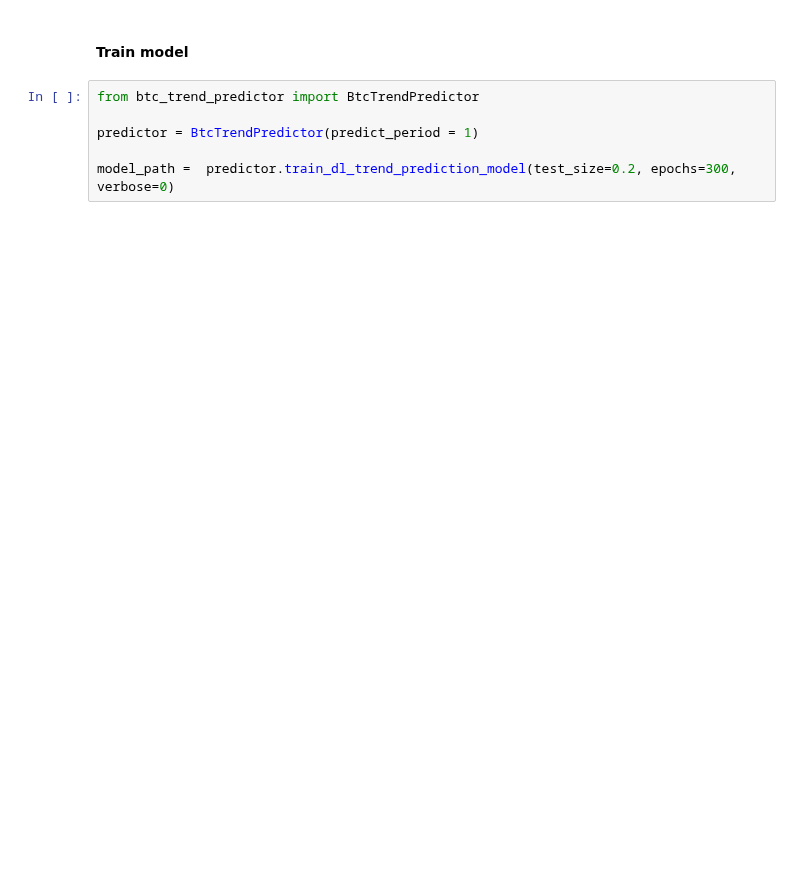
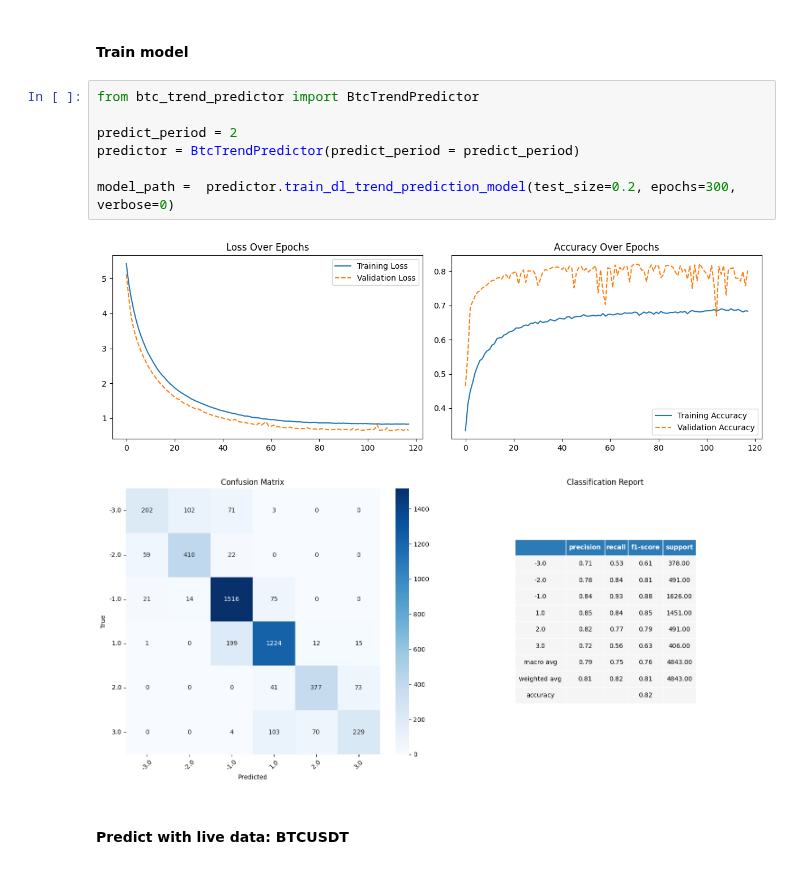
Before and after one commit to natapone/btc_live_price_prediction, a Jupyter notebook: 06_live_model.ipynb, the cells around one changed output. Drawn from its saved outputs; the diff is of its cells as text; blank space fills up the shorter version.

Commit message:
predict live data

```diff
--- a/06_live_model.ipynb
+++ b/06_live_model.ipynb
@@ -35,6 +36,12 @@ datetime
 # %%
 from btc_trend_predictor import BtcTrendPredictor
 
-predictor = BtcTrendPredictor(predict_period = 1)
+predict_period = 2
+predictor = BtcTrendPredictor(predict_period = predict_period)
 
 model_path =  predictor.train_dl_trend_prediction_model(test_size=0.2, epochs=300, verbose=0)
+# %% [output]
+[figure, added]
+[figure, added]
+# %% [markdown]
+#### Predict with live data: BTCUSDT
```
Also changed, not shown: parts of 3 cells of this notebook, 4 other files.
